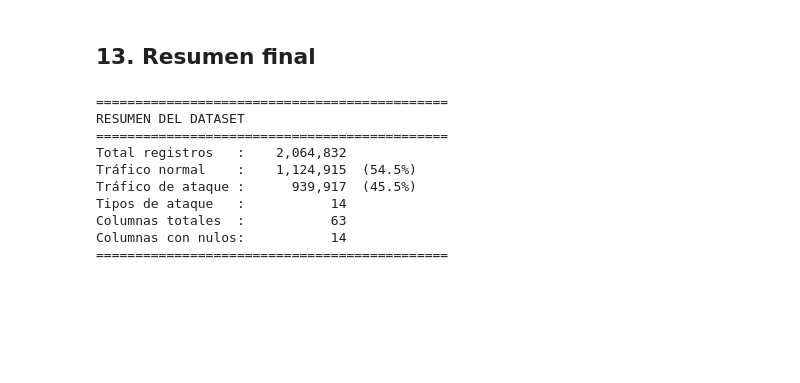
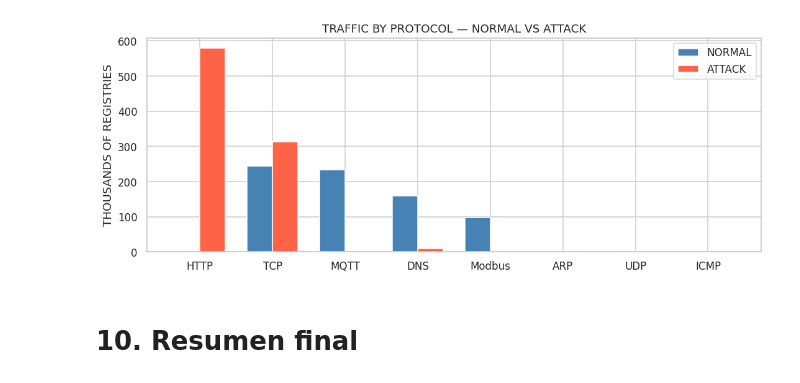
Before and after one commit to ISIS-4219-Assignments/Anomaly-Detection-IoT, a Jupyter notebook: src/utils/data_analysis.ipynb, the cells around one changed output. Drawn from its saved outputs; the diff is of its cells as text; code cells hidden in the pictures; blank space fills up the shorter version.

```diff
--- a/src/utils/data_analysis.ipynb
+++ b/src/utils/data_analysis.ipynb
@@ -435,0 +350,12 @@ plt.show()
+# %%
+proto_rows = []
+
+for proto, mask in protocol_flags.items():
+
+    sub = df[mask]
+    normal_n = (sub["Attack_label"] == 0).sum()
+    attack_n = (sub["Attack_label"] == 1).sum()
+    proto_rows.append({"PROTOCOL": proto, "NORMAL": normal_n, "ATTACK": attack_n, "TOTAL": len(sub)})
+
+proto_df = pd.DataFrame(proto_rows).sort_values("TOTAL", ascending = False)
+display(proto_df)
@@ -436,29 +372,26 @@ plt.show()
+# %%
+fig, ax = plt.subplots(figsize = (10, 4))
+
+x = range(len(proto_df))
+w = 0.35
+
+ax.bar([i - w/2 for i in x], proto_df["NORMAL"] / 1e3, w, label = "NORMAL", color = "steelblue")
+ax.bar([i + w/2 for i in x], proto_df["ATTACK"] / 1e3, w, label = "ATTACK", color = "tomato")
+
+ax.set_xticks(list(x))
+ax.set_xticklabels(proto_df["PROTOCOL"])
+ax.set_ylabel("THOUSANDS OF REGISTRIES")
+ax.set_title("TRAFFIC BY PROTOCOL — NORMAL VS ATTACK")
+ax.legend()
+
+plt.tight_layout()
+plt.show()
+# %% [output]
+[figure, added]
 # %% [markdown]
-## 13. Resumen final
+# **10. Resumen final**
 # %%
 total = len(df)
-n_normal = (df['Attack_label'] == 0).sum()
-n_attack = (df['Attack_label'] == 1).sum()
-n_attack_types = df[df['Attack_label'] == 1]['Attack_type'].nunique()
-
-print('=' * 45)
-print('RESUMEN DEL DATASET')
-print('=' * 45)
-print(f'Total registros   : {total:>12,}')
-print(f'Tráfico normal    : {n_normal:>12,}  ({n_normal/total*100:.1f}%)')
-print(f'Tráfico de ataque : {n_attack:>12,}  ({n_attack/total*100:.1f}%)')
-print(f'Tipos de ataque   : {n_attack_types:>12}')
-print(f'Columnas totales  : {df.shape[1]:>12}')
-print(f'Columnas con nulos: {(df.isnull().sum() > 0).sum():>12}')
-print('=' * 45)
+n_normal = (df["Attack_label"] == 0).sum()
+n_attack = (df["Attack_label"] == 1).sum()
+n_attack_types = df[df["Attack_label"] == 1]["Attack_type"].nunique()
-# %% [output]
-=============================================
-RESUMEN DEL DATASET
-=============================================
-Total registros   :    2,064,832
-Tráfico normal    :    1,124,915  (54.5%)
-Tráfico de ataque :      939,917  (45.5%)
-Tipos de ataque   :           14
-Columnas totales  :           63
-Columnas con nulos:           14
-=============================================
```
Also changed, not shown: parts of 54 cells of this notebook.
